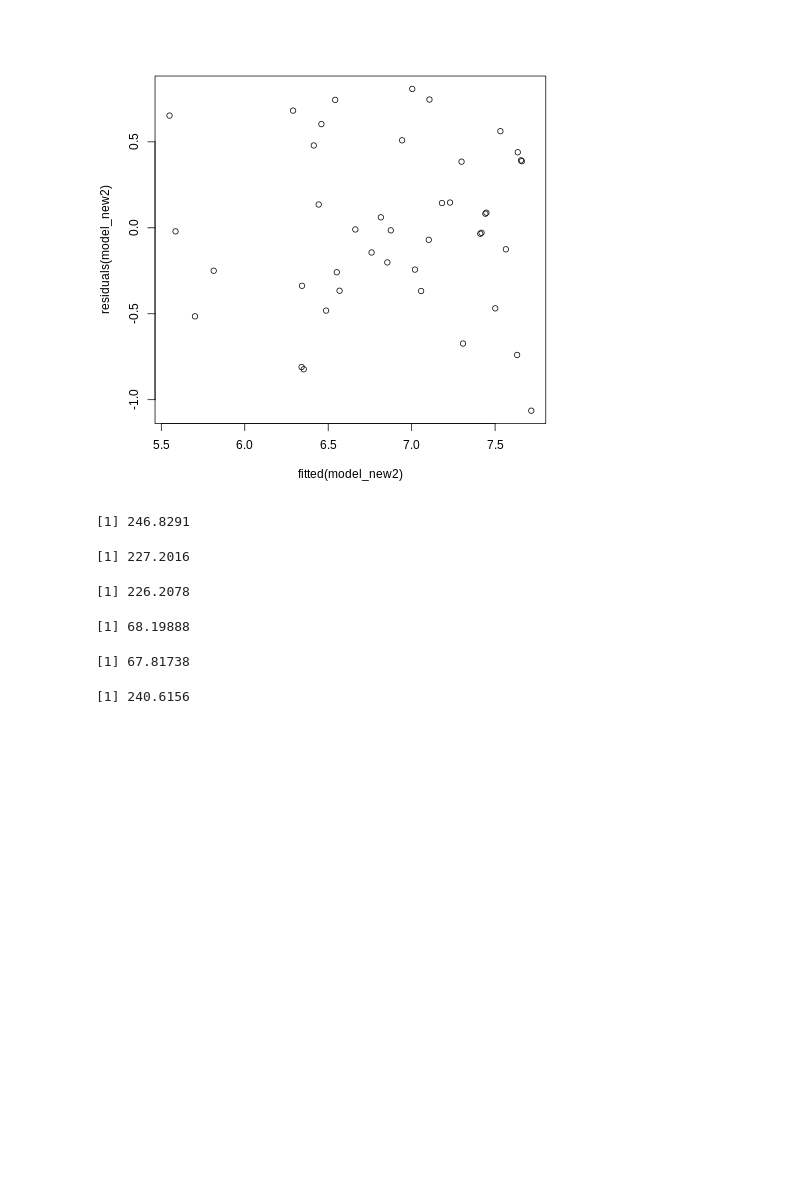
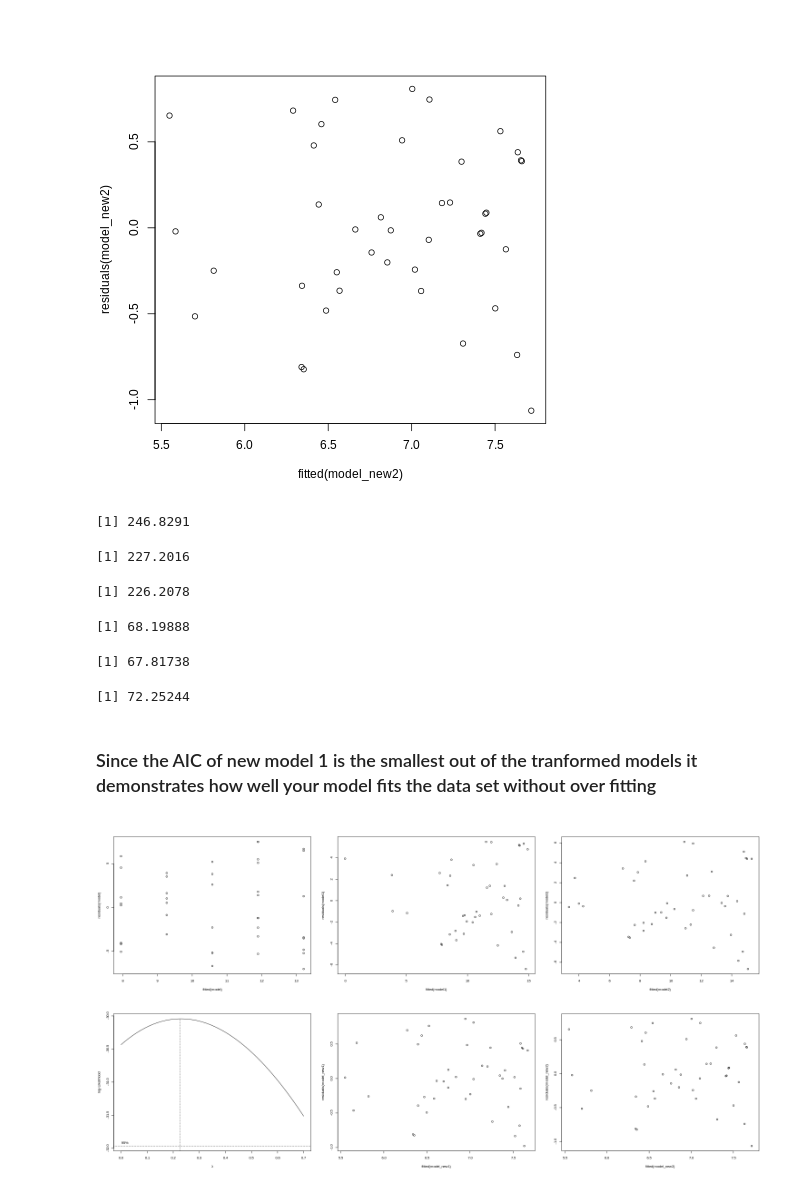
Before and after one commit to reallyjosh4real/Mammal_Sleep_EDA, a Jupyter notebook: notebooks/Mammal_sleep_EDA_JR.ipynb, the cells around one changed output. Drawn from its saved outputs; the diff is of its cells as text; code cells hidden in the pictures; blank space fills up the shorter version.

```diff
--- a/notebooks/Mammal_sleep_EDA_JR.ipynb
+++ b/notebooks/Mammal_sleep_EDA_JR.ipynb
@@ -360,6 +376,19 @@ AIC(model_new1)
 [1] 67.81738
 # %%
 %%R
-AIC(model3)
+AIC(model_new2)
 # %% [output]
-[1] 240.6156
+[1] 72.25244
+# %% [markdown]
+### Since the AIC of new model 1 is the smallest out of the tranformed models it demonstrates how well your model fits the data set without over fitting
+# %%
+%%R -w 1480 -h 780 -u px
+par(mfrow=c(2,3))
+plot(residuals(model)~fitted(model))
+plot(residuals(model1)~fitted(model1))
+plot(residuals(model2)~fitted(model2))
+boxcox(model1,plotit=T, lambda = seq(0,.7,by=.1))
+plot(residuals(model_new1)~fitted(model_new1))
+plot(residuals(model_new2)~fitted(model_new2))
+# %% [output]
+[figure, added]
```
Also changed, not shown: parts of 4 cells of this notebook.
